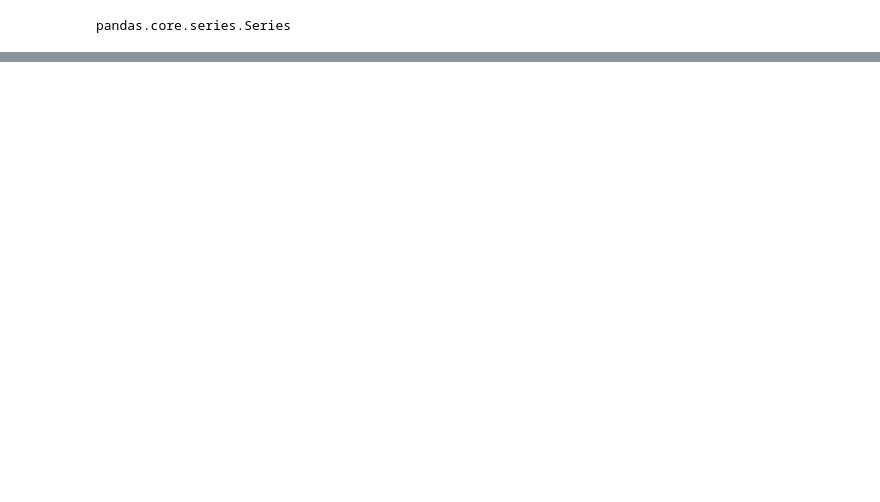
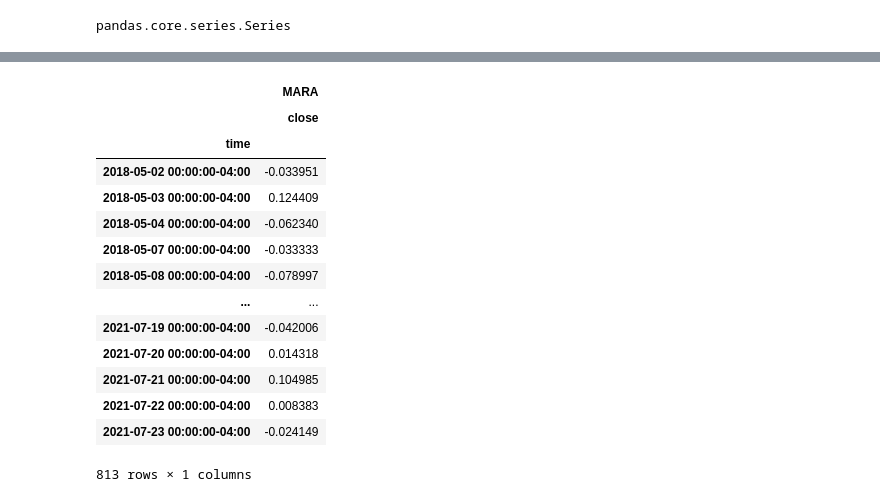
Before and after one commit to msierracrypto/project-1, a Jupyter notebook: MC_plus.ipynb, the cells around one changed output, grey strips where cells are left out. Saved outputs shown, nothing was run; the diff lists cells and outputs as text; code cells hidden in the pictures; blank space fills up the shorter version.

```diff
--- a/MC_plus.ipynb
+++ b/MC_plus.ipynb
@@ -215,5 +215,5 @@ mara_returns
 # %% [output]
 [interactive output not drawn]
 # %%
-aem_returns
+mara_returns
 # %% [output]
@@ -221,3 +220,18 @@ aem_returns
+|  | MARA |
+|  | close |
+| time |  |
+| 2018-05-02 00:00:00-04:00 | -0.033951 |
+| 2018-05-03 00:00:00-04:00 | 0.124409 |
+| 2018-05-04 00:00:00-04:00 | -0.062340 |
+| 2018-05-07 00:00:00-04:00 | -0.033333 |
+| 2018-05-08 00:00:00-04:00 | -0.078997 |
+| ... | ... |
+| 2021-07-19 00:00:00-04:00 | -0.042006 |
+| 2021-07-20 00:00:00-04:00 | 0.014318 |
+| 2021-07-21 00:00:00-04:00 | 0.104985 |
+| 2021-07-22 00:00:00-04:00 | 0.008383 |
+| 2021-07-23 00:00:00-04:00 | -0.024149 |
+813 rows × 1 columns
 # %%
 riot_day = df_ticker.iloc[:,18]
 # %%
```
Also changed, not shown: parts of 26 cells of this notebook.
